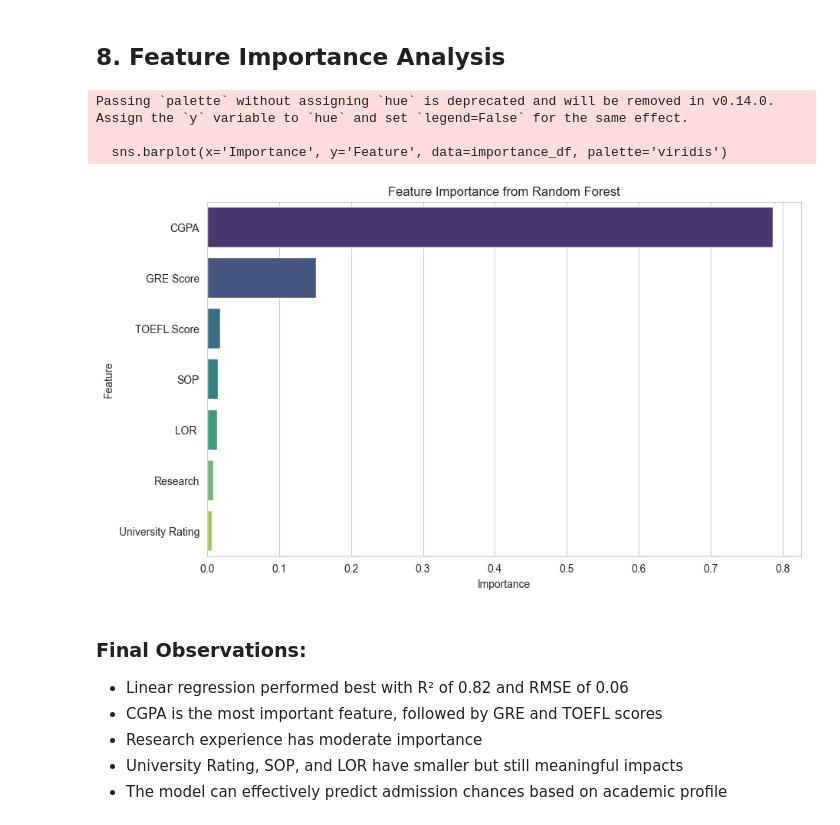
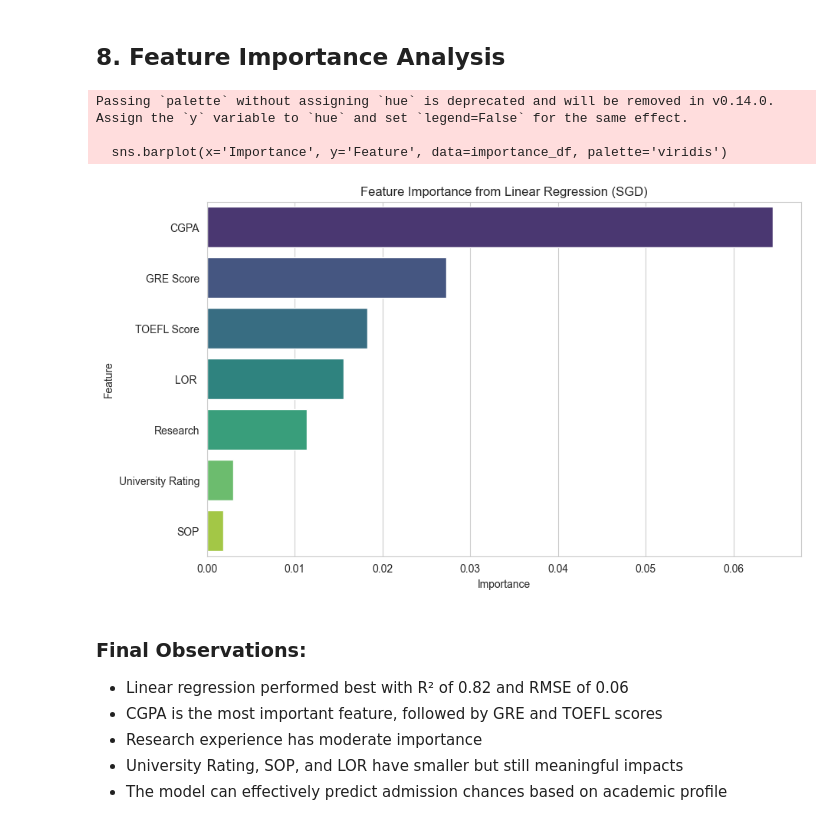
Before and after one commit to Edith123321/Am-I-getting-into-uni, a Jupyter notebook: ml_model/train_model.ipynb, the cells around one changed output. Drawn from its saved outputs; the diff is of its cells as text; code cells hidden in the pictures.

Commit message:
Regression loss graph

```diff
--- a/ml_model/train_model.ipynb
+++ b/ml_model/train_model.ipynb
@@ -288,24 +288,24 @@ Best model (Random Forest) saved to /Users/Zhuanz/Am-I-getting-into-uni/backend/
 # %% [markdown]
 ## 8. Feature Importance Analysis
 # %%
-# Get feature importances from Random Forest
-importances = rf.feature_importances_
+# Get feature importances from Linear Regression (SGD)
+importances = sgd.coef_
 features = X.columns
 
 # Create DataFrame and sort
 importance_df = pd.DataFrame({'Feature': features, 'Importance': importances})
 importance_df = importance_df.sort_values('Importance', ascending=False)
 
 # Plot
 plt.figure(figsize=(10, 6))
 sns.barplot(x='Importance', y='Feature', data=importance_df, palette='viridis')
-plt.title('Feature Importance from Random Forest')
+plt.title('Feature Importance from Linear Regression (SGD)')
 plt.show()
 # %% [output]
 Passing `palette` without assigning `hue` is deprecated and will be removed in v0.14.0. Assign the `y` variable to `hue` and set `legend=False` for the same effect.
 
   sns.barplot(x='Importance', y='Feature', data=importance_df, palette='viridis')
-[figure, old version]
+[figure, new version]
 # %% [markdown]
 ### Final Observations:
 - Linear regression performed best with R² of 0.82 and RMSE of 0.06
```
Also changed, not shown: parts of 1 cell of this notebook.
